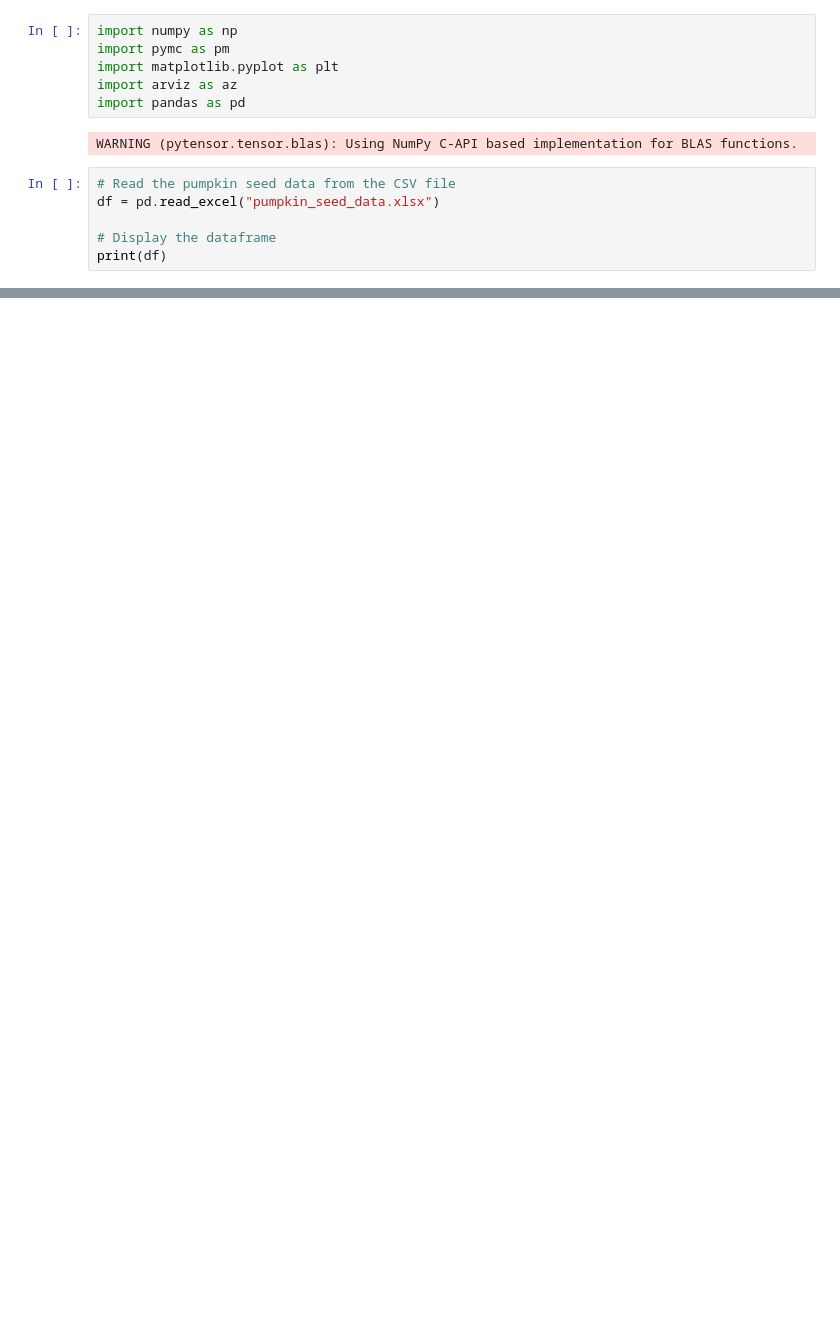
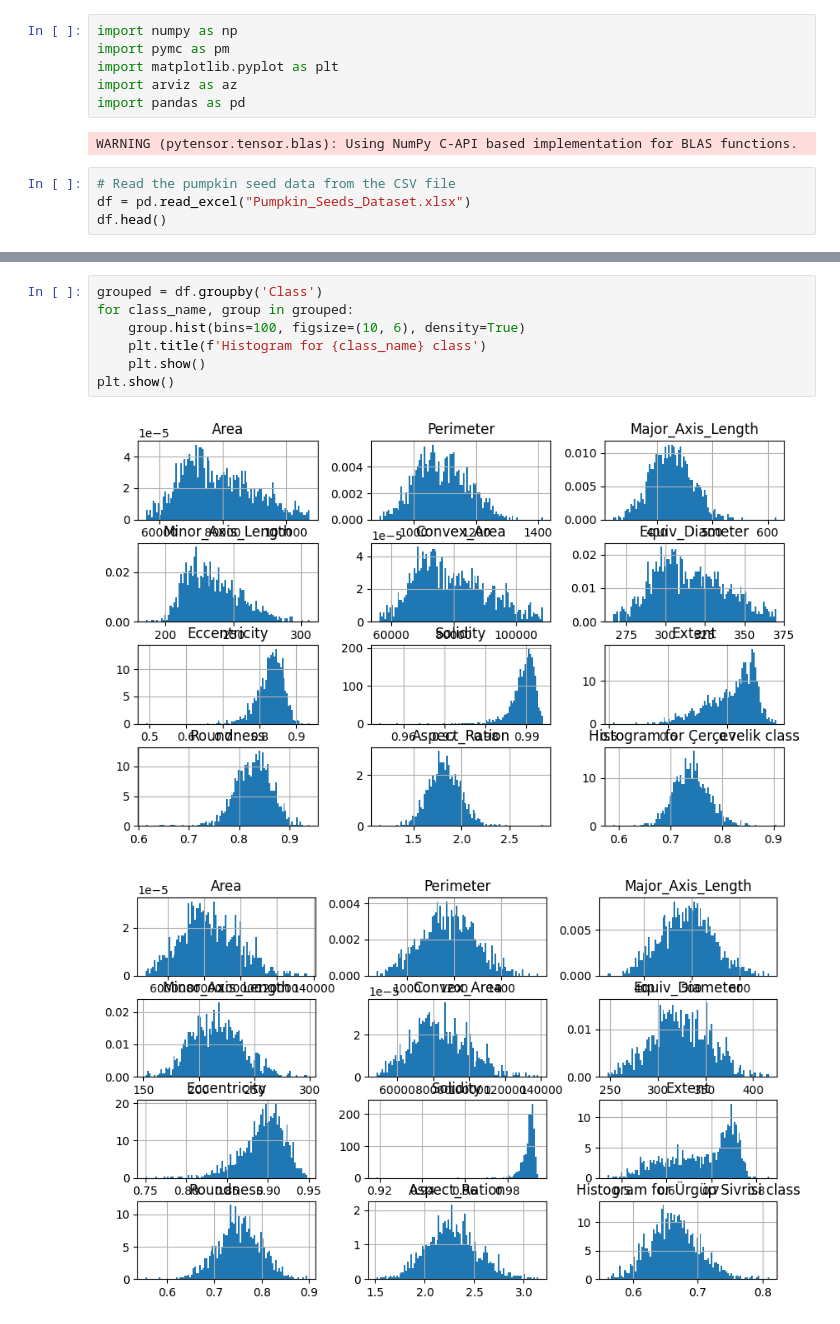
Before and after one commit to MatthewPronyshyn/STA365, a Jupyter notebook: Homework3.ipynb, the cells around one changed output, grey strips where cells are left out. Drawn from its saved outputs; the diff is of its cells as text; blank space fills up the shorter version.

```diff
--- a/Homework3.ipynb
+++ b/Homework3.ipynb
@@ -8,8 +8,6 @@ import pandas as pd
 WARNING (pytensor.tensor.blas): Using NumPy C-API based implementation for BLAS functions.
 # %%
 # Read the pumpkin seed data from the CSV file
-df = pd.read_excel("pumpkin_seed_data.xlsx")
-
-# Display the dataframe
-print(df)
+df = pd.read_excel("Pumpkin_Seeds_Dataset.xlsx")
+df.head()
 # %% [output]
@@ -16,0 +20,10 @@ FileNotFoundError: [Errno 2] No such file or directory: 'pumpkin_seed_data.xlsx'
+# %%
+grouped = df.groupby('Class')
+for class_name, group in grouped:
+    group.hist(bins=100, figsize=(10, 6), density=True)
+    plt.title(f'Histogram for {class_name} class')
+    plt.show()
+plt.show()
+# %% [output]
+[figure, added]
+[figure, added]
```
Also changed, not shown: parts of 1 cell of this notebook.
